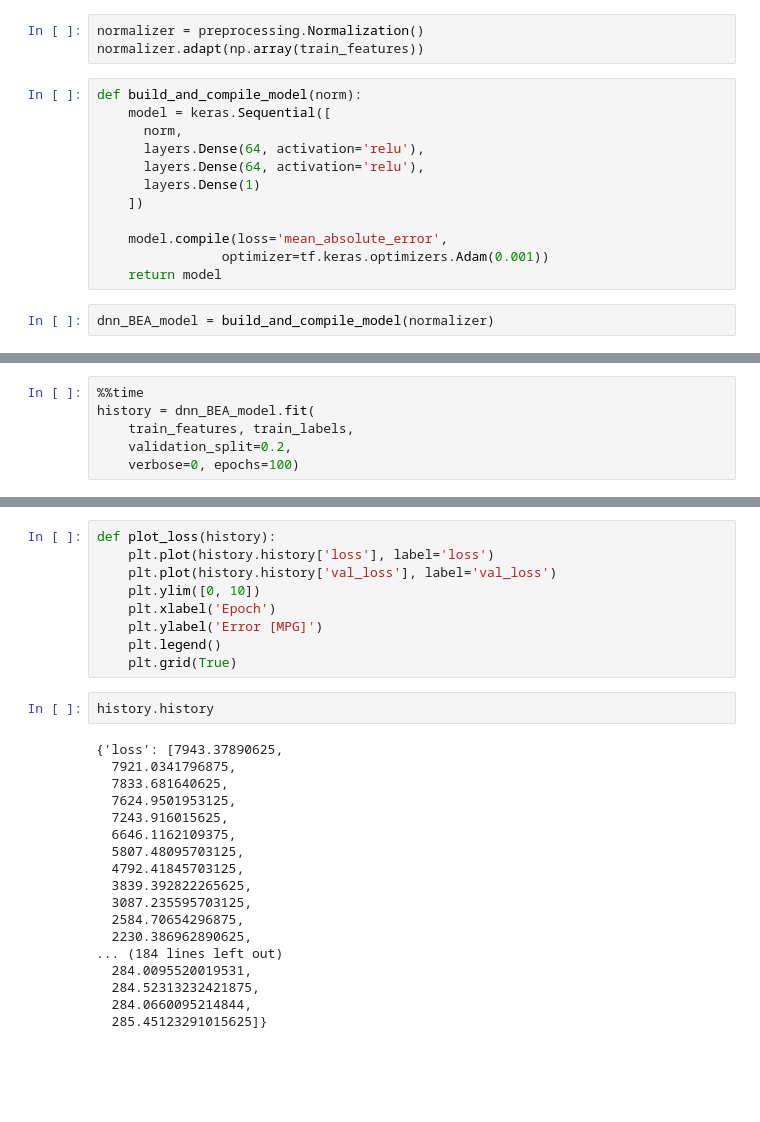
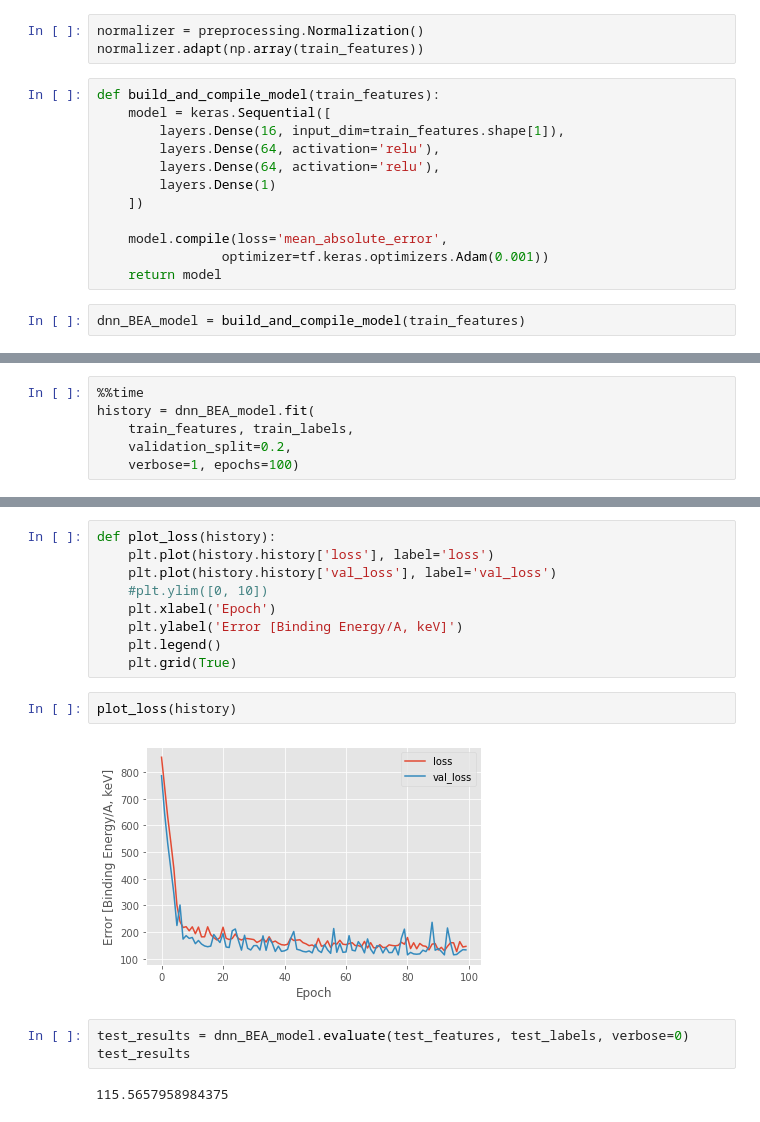
Before and after one commit to jtkwar/nuclear_musings, a Jupyter notebook: NuclearMassPredictor_v1.ipynb, the cells around one changed output, grey strips where cells are left out. Drawn from its saved outputs; the diff is of its cells as text; blank space fills up the shorter version.

Commit message:
tweaking v1 BE/A model

```diff
--- a/NuclearMassPredictor_v1.ipynb
+++ b/NuclearMassPredictor_v1.ipynb
@@ -363,19 +363,19 @@ train_dataset.describe().transpose()[['mean', 'std']]
 normalizer = preprocessing.Normalization()
 normalizer.adapt(np.array(train_features))
 # %%
-def build_and_compile_model(norm):
+def build_and_compile_model(train_features):
     model = keras.Sequential([
-      norm,
-      layers.Dense(64, activation='relu'),
-      layers.Dense(64, activation='relu'),
-      layers.Dense(1)
+        layers.Dense(16, input_dim=train_features.shape[1]),
+        layers.Dense(64, activation='relu'),
+        layers.Dense(64, activation='relu'),
+        layers.Dense(1)
     ])
 
     model.compile(loss='mean_absolute_error',
                 optimizer=tf.keras.optimizers.Adam(0.001))
     return model
 # %%
-dnn_BEA_model = build_and_compile_model(normalizer)
+dnn_BEA_model = build_and_compile_model(train_features)
 # %%
 dnn_BEA_model.summary()
 # %% [output]
@@ -400,5 +400,5 @@ _________________________________________________________________
 history = dnn_BEA_model.fit(
     train_features, train_labels,
     validation_split=0.2,
-    verbose=0, epochs=100)
+    verbose=1, epochs=100)
 # %% [output]
@@ -407,28 +423,17 @@ Wall time: 21.8 s
 def plot_loss(history):
     plt.plot(history.history['loss'], label='loss')
     plt.plot(history.history['val_loss'], label='val_loss')
-    plt.ylim([0, 10])
+    #plt.ylim([0, 10])
     plt.xlabel('Epoch')
-    plt.ylabel('Error [MPG]')
+    plt.ylabel('Error [Binding Energy/A, keV]')
     plt.legend()
     plt.grid(True)
 # %%
-history.history
+plot_loss(history)
 # %% [output]
-{'loss': [7943.37890625,
-  7921.0341796875,
-  7833.681640625,
-  7624.9501953125,
-  7243.916015625,
-  6646.1162109375,
-  5807.48095703125,
-  4792.41845703125,
-  3839.392822265625,
-  3087.235595703125,
-  2584.70654296875,
-  2230.386962890625,
-... (184 lines left out)
-  284.0095520019531,
-  284.52313232421875,
-  284.0660095214844,
-  285.45123291015625]}
+[figure, added]
+# %%
+test_results = dnn_BEA_model.evaluate(test_features, test_labels, verbose=0)
+test_results
+# %% [output]
+115.5657958984375
```
Also changed, not shown: parts of 4 cells of this notebook.
